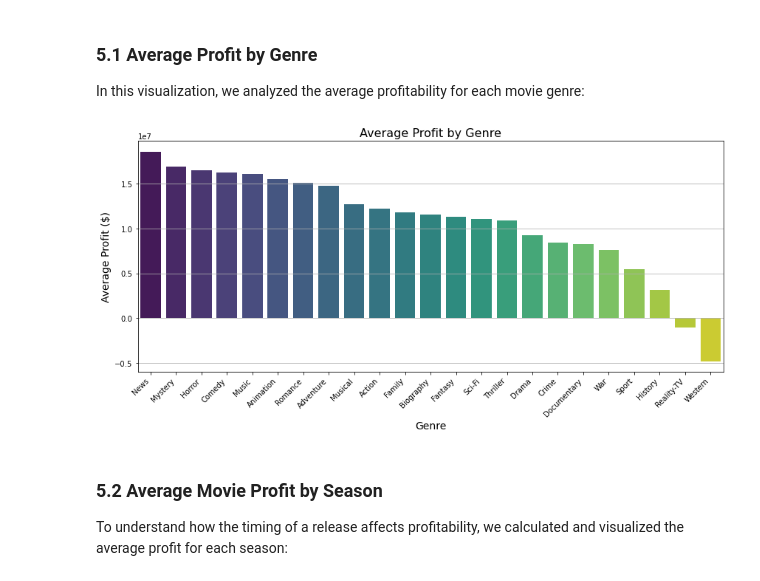
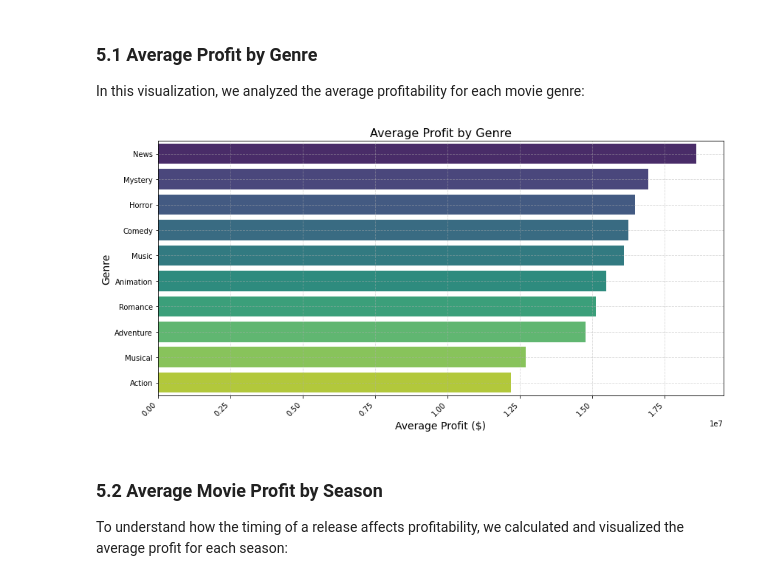
Before and after one commit to mwakad/box-office-movie-insights, a Jupyter notebook: index.ipynb, the cells around one changed output. Saved outputs shown, nothing was run; the diff lists cells and outputs as text; code cells hidden in the pictures.

```diff
--- a/index.ipynb
+++ b/index.ipynb
@@ -936,25 +936,27 @@ In this visualization, we analyzed the average profitability for each movie genr
 # %%
 #  Split the genres into a list
 final_df['genres'] = final_df['genres'].str.split(',')
 
 # Explode the dataframe so each genre gets its own row
 exploded_df = final_df.explode('genres')
 
 # Group by genre and calculate average profit
-genre_profit = exploded_df.groupby('genres')['movie_profit/loss'].mean().sort_values(ascending=False)
+genre_profit = exploded_df.groupby('genres')['movie_profit/loss'].mean().sort_values(ascending=False).head(10)
 
 # Step 4: Plot
 plt.figure(figsize=(12, 6))
-sns.barplot(x=genre_profit.index, y=genre_profit.values, palette='viridis')
+sns.barplot(x=genre_profit.values, y=genre_profit.index, palette='viridis')
 plt.xticks(rotation=45, ha='right')
 plt.title('Average Profit by Genre', fontsize=16)
-plt.ylabel('Average Profit ($)', fontsize=14)
-plt.xlabel('Genre', fontsize=14)
-plt.grid(axis='y')
+plt.ylabel('Genre', fontsize=14)
+plt.xlabel('Average Profit ($)', fontsize=14)
+plt.grid(True, linestyle='--', alpha=0.5)
 plt.tight_layout()
+
+plt.savefig("./images/average-profit-by-genre.png", dpi=300, facecolor='white')
 plt.show()
 # %% [output]
-[figure, old version]
+[figure, new version]
 # %% [markdown]
 ### 5.2 Average Movie Profit by Season
 To understand how the timing of a release affects profitability, we calculated and visualized the average profit for each season:
```
Also changed, not shown: parts of 9 cells of this notebook.
